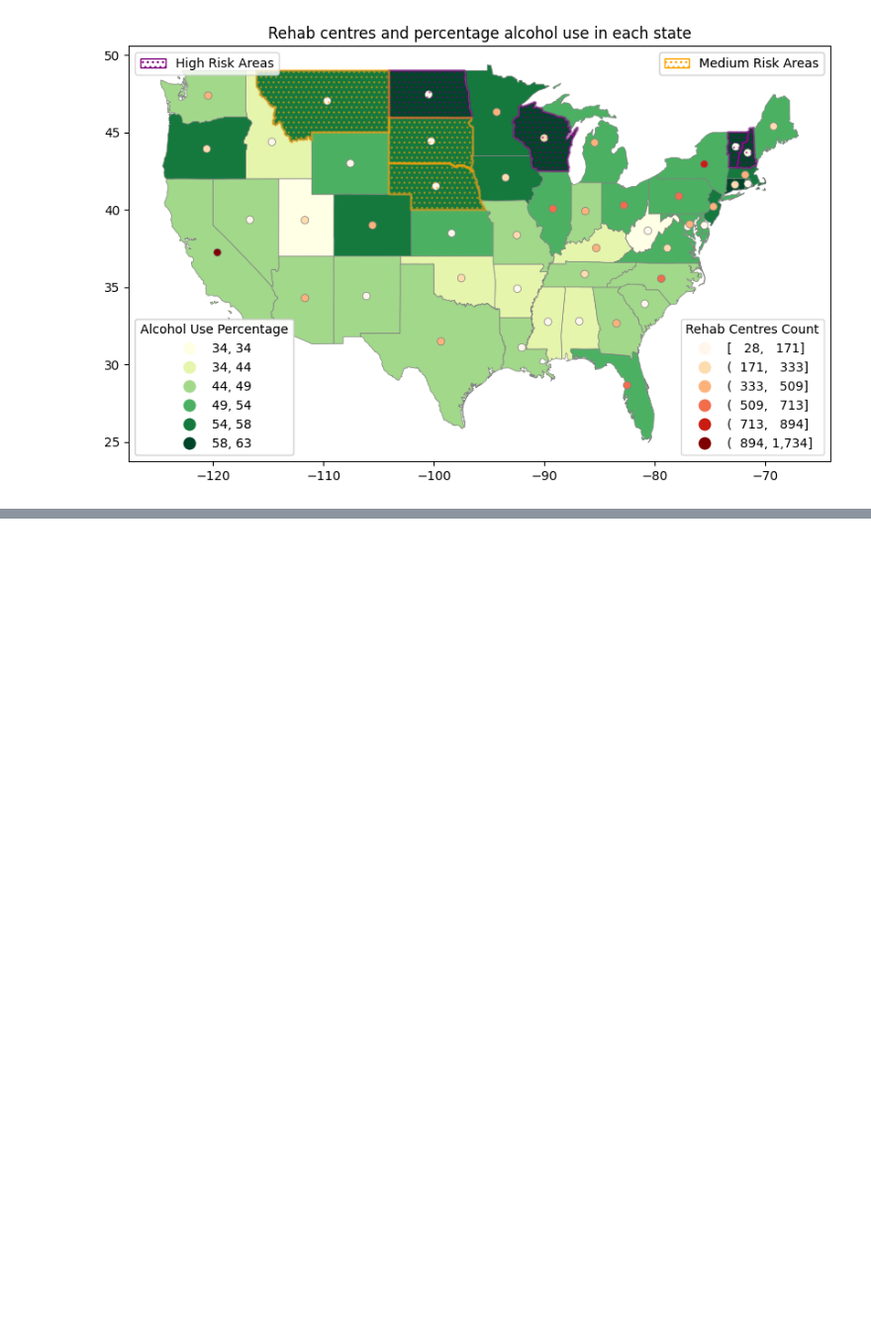
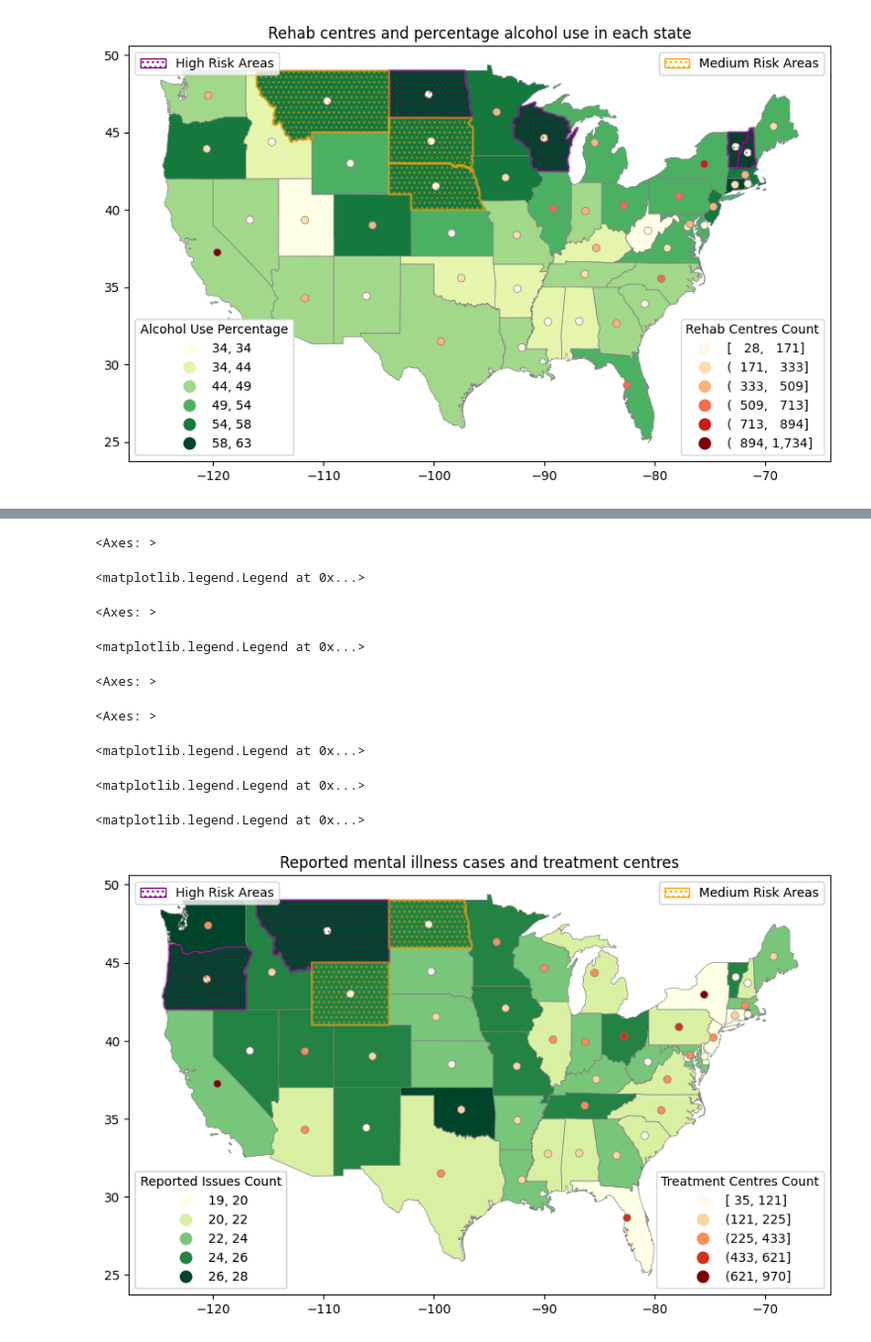
Before and after one commit to gauravshetty98/Analyzing-Statewise-Substance-Abuse-And-Its-Correalation, a Jupyter notebook: map_ps0.ipynb, the cells around one changed output, grey strips where cells are left out. Shown at 99% size. Saved outputs shown, nothing was run; the diff lists cells and outputs as text; code cells hidden in the pictures; blank space fills up the shorter version.

```diff
--- a/map_ps0.ipynb
+++ b/map_ps0.ipynb
@@ -714,0 +781,51 @@ plt.show()
+# %%
+mt_highrisk_map = mt_map.query("State_Code == 'MT' | State_Code == 'OR' ")
+mt_medrisk_map = mt_map.query("State_Code == 'WY' | State_Code == 'ND' ")
+# %%
+fig, ax = plt.subplots(1,1, figsize=(10,20))
+
+
+mt_map.plot(ax= ax,column='Pop_based_count',legend=True,cmap='YlGn',scheme='natural_breaks',k=5, edgecolor='grey',
+              linewidth=0.5,legend_kwds= {"fmt": "{:,.0f}","loc":"lower left"})
+l1 = ax.get_legend()
+l1.set_title('Reported Issues Count')
+ax.add_artist(l1)
+
+treatmentmap.plot(ax = ax,column='Count',legend=True,cmap='OrRd',scheme='natural_breaks',k=5, edgecolor='grey',
+             linewidth=0.5,legend_kwds= {"fmt": "{:,.0f}", "interval": True,"loc":"lower right"})
+l2 = ax.get_legend()
+l2.set_title('Treatment Centres Count')
+ax.add_artist(l2)
+
+mt_highrisk_map.plot(ax = ax,edgecolor='purple',linewidth=2, facecolor="none",alpha=0.5,hatch='...')
+mt_medrisk_map.plot(ax = ax,edgecolor='orange',linewidth=2, facecolor="none",alpha=0.5,hatch='...')
+
+mt_highrisk_patch = mpatches.Patch(edgecolor='purple', facecolor='none',
+                     hatch='...', label=r'High Risk Areas')
+
+
+
+mt_medrisk_patch = mpatches.Patch(edgecolor='orange', facecolor='none',
+                     hatch='...', label=r'Medium Risk Areas')
+
+l3=plt.legend(handles=[mt_highrisk_patch],loc='upper left')
+l4=plt.legend(handles=[mt_medrisk_patch],loc='upper right')
+
+ax.title.set_text('Reported mental illness cases and treatment centres')
+
+ax.add_artist(l1)
+ax.add_artist(l3)
+ax.add_artist(l4)
+
+plt.show()
+# %% [output]
+<Axes: >
+<matplotlib.legend.Legend at 0x...>
+<Axes: >
+<matplotlib.legend.Legend at 0x...>
+<Axes: >
+<Axes: >
+<matplotlib.legend.Legend at 0x...>
+<matplotlib.legend.Legend at 0x...>
+<matplotlib.legend.Legend at 0x...>
+[figure, added]
```
Also changed, not shown: parts of 11 cells of this notebook.
